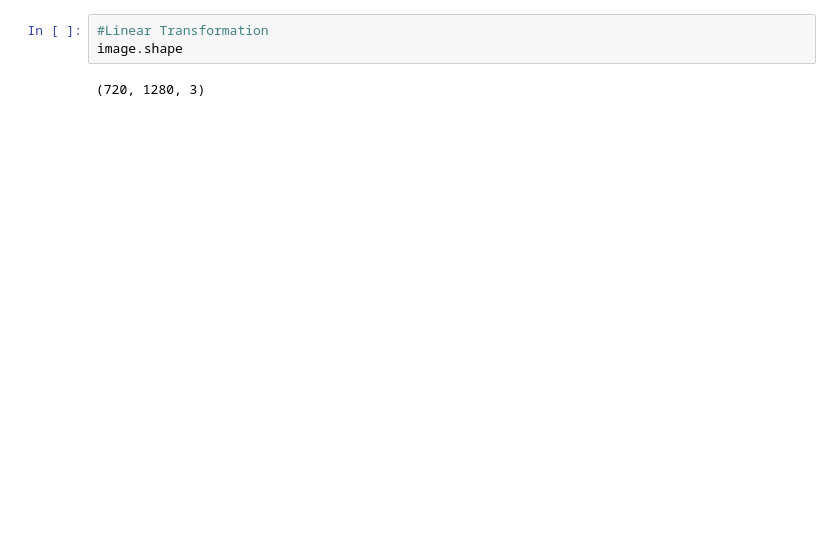
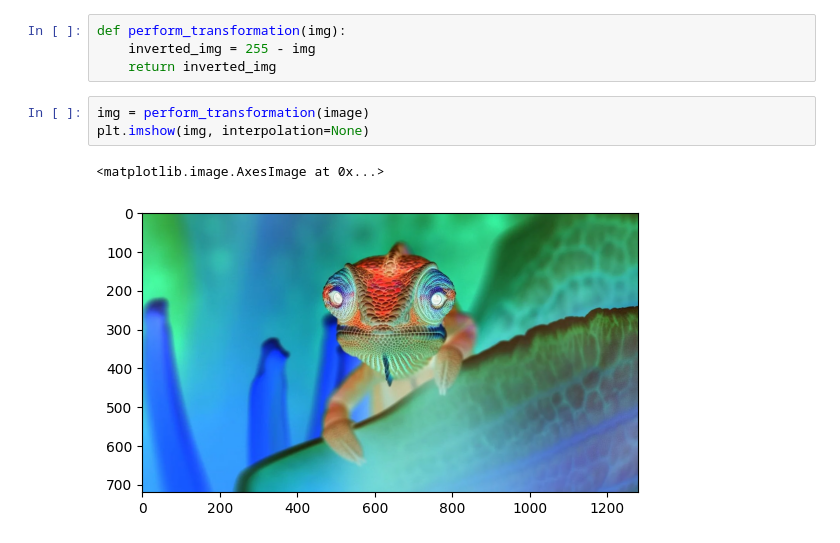
Before and after one commit to Dananjay996/MachineVision, a Jupyter notebook: Lab2/Transforms.ipynb, the cells around one changed output. Saved outputs shown, nothing was run; the diff lists cells and outputs as text; blank space fills up the shorter version.

Commit message:
Added transforms code for Lab2

```diff
--- a/Lab2/Transforms.ipynb
+++ b/Lab2/Transforms.ipynb
@@ -27,5 +27,10 @@ print(image)
-# %%
-#Linear Transformation
-image.shape
-# %% [output]
-(720, 1280, 3)
+# %%
+def perform_transformation(img):
+    inverted_img = 255 - img
+    return inverted_img
+# %%
+img = perform_transformation(image)
+plt.imshow(img, interpolation=None)
+# %% [output]
+<matplotlib.image.AxesImage at 0x...>
+[figure, added]
```
Also changed, not shown: parts of 5 cells of this notebook.
